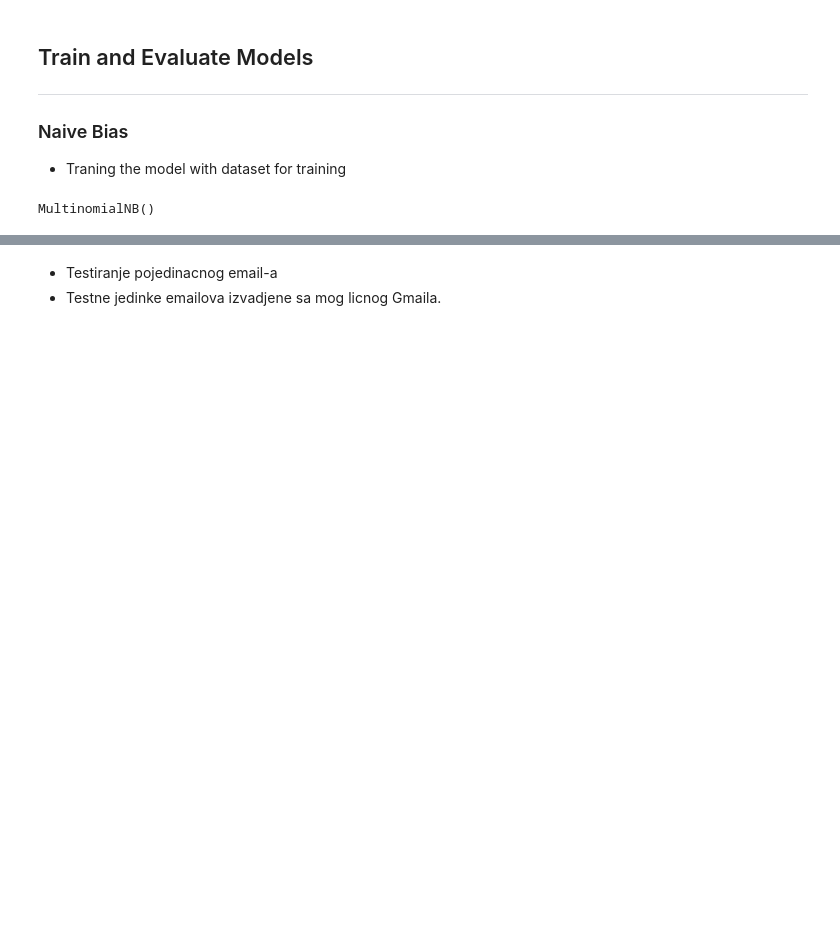
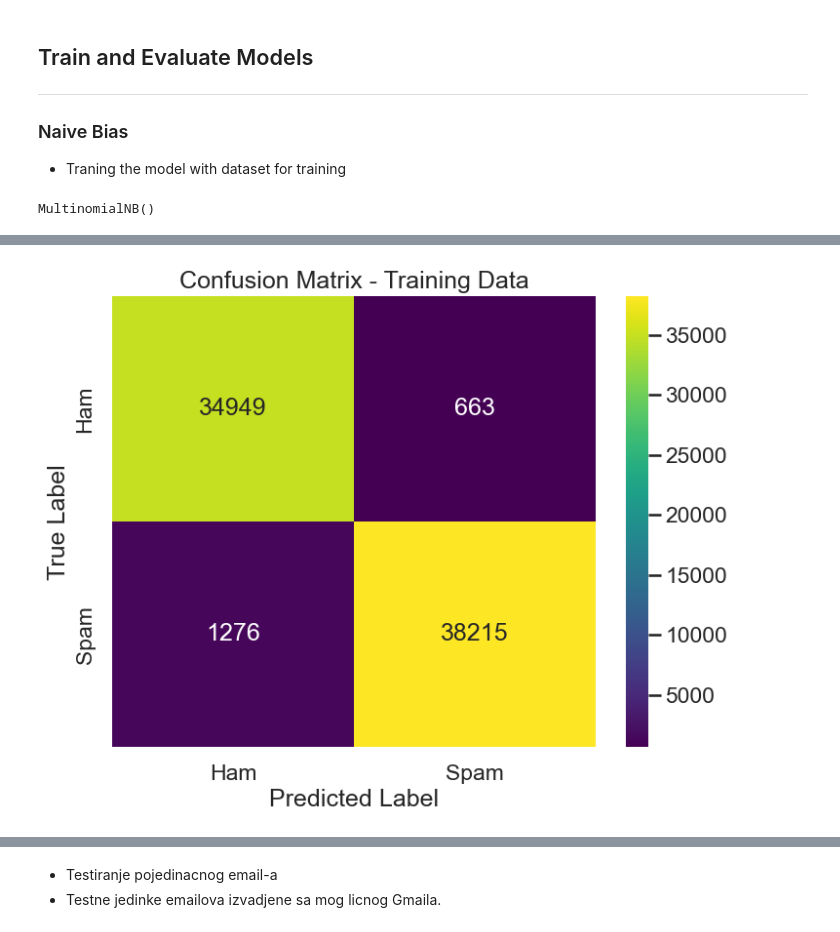
Before and after one commit to OgnjenGligoric/spam-ham-classifier, a Jupyter notebook: app.ipynb, the cells around one changed output, grey strips where cells are left out. Cells and saved outputs as stored; diff of their text form; code cells hidden in the pictures; blank space fills up the shorter version.

Commit message:
added visualizations and nb model tuning

```diff
--- a/app.ipynb
+++ b/app.ipynb
@@ -160,0 +107,14 @@ Accuracy on test data: 0.9750748951467945
+# %%
+from sklearn.metrics import confusion_matrix
+cm_train = confusion_matrix(Y_train, prediction_train)
+cm_test = confusion_matrix(Y_test, prediction_test)
+labels = ["Ham", "Spam"]
+
+plt.figure(figsize=(8, 6))
+sns.heatmap(cm_train, annot=True, fmt='d', cmap='viridis', xticklabels=labels, yticklabels=labels)
+plt.title('Confusion Matrix - Training Data')
+plt.xlabel('Predicted Label')
+plt.ylabel('True Label')
+plt.show()
+# %% [output]
+[figure, added]
```
Also changed, not shown: parts of 15 cells of this notebook.
